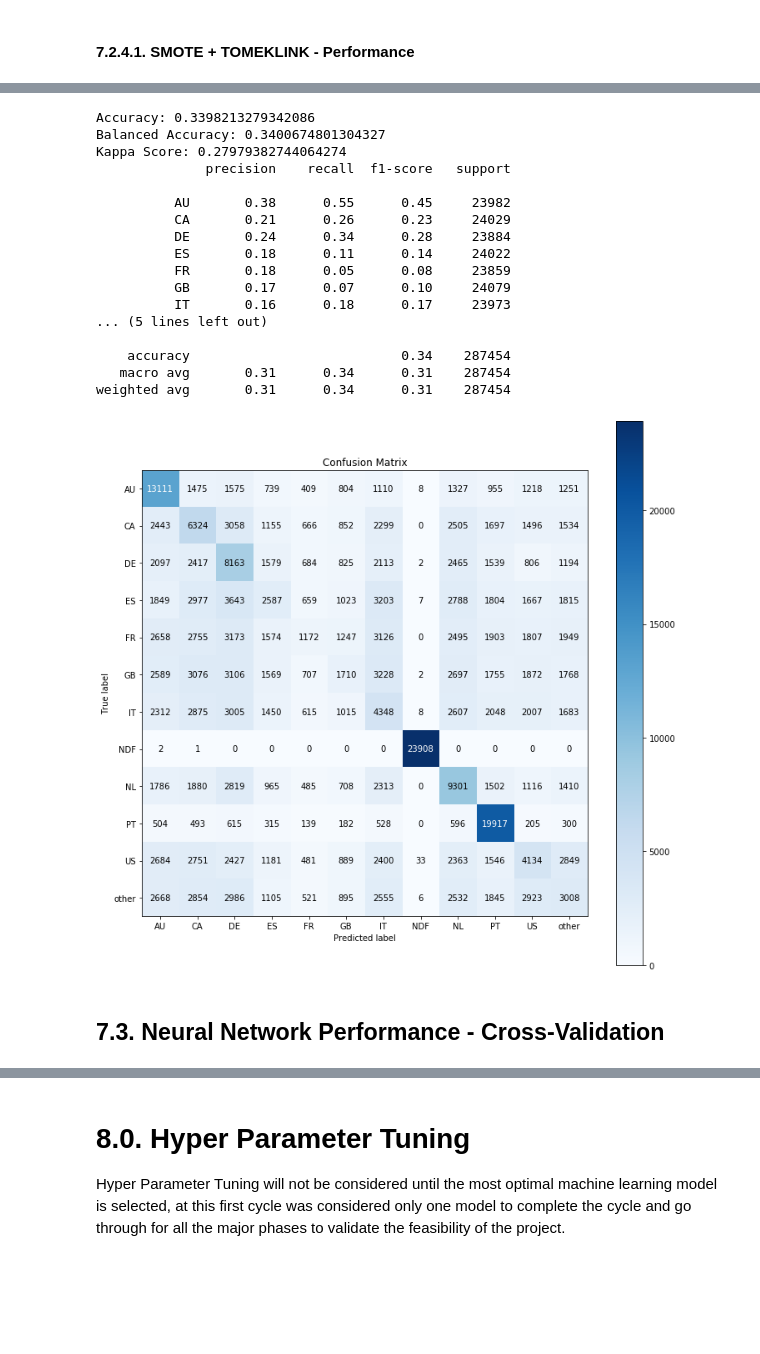
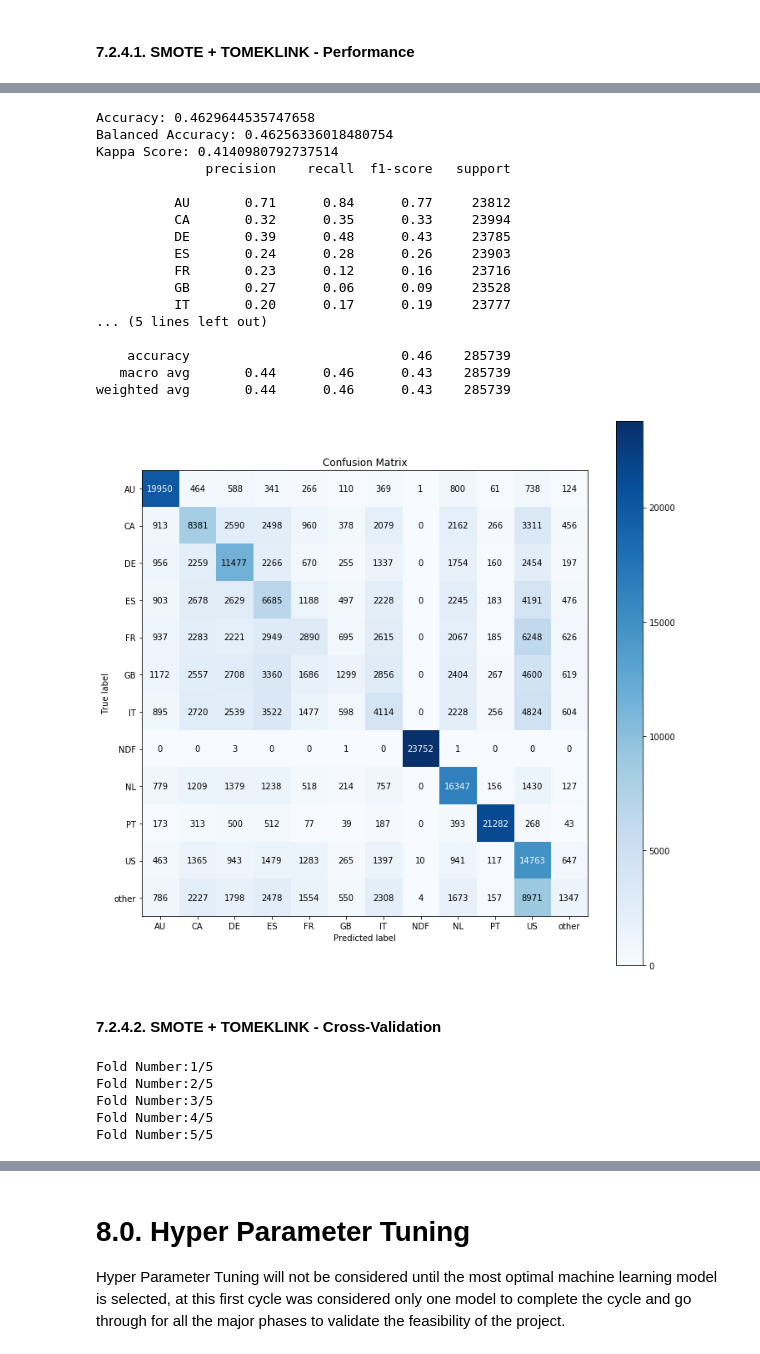
Before and after one commit to vinissouza/Airbnb-First-Booking-Forecast, a Jupyter notebook: Notebooks/7th-Cycle-Notebook-Data_Preparation.ipynb, the cells around one changed output, grey strips where cells are left out. Saved outputs shown, nothing was run; the diff lists cells and outputs as text; code cells hidden in the pictures; blank space fills up the shorter version.

```diff
--- a/Notebooks/7th-Cycle-Notebook-Data_Preparation.ipynb
+++ b/Notebooks/7th-Cycle-Notebook-Data_Preparation.ipynb
@@ -1477,16 +1356,16 @@ df06_users_comb = df05_users_comb.copy()
 ## 6.1. Split Dataframe into Training and Test Dataset
 # %%
 # training dataset
-X = df06_users.drop(['id', 'country_destination'], axis=1 )
-X_under = df06_users_under.drop( 'country_destination', axis=1 )
-X_over = df06_users_over.drop( 'country_destination', axis=1 )
-X_comb = df06_users_comb.drop( 'country_destination', axis=1 )
+X = df06_users.drop( columns=ohe.categories_[0] )
+X_under = df06_users_under.drop( columns=ohe.categories_[0] )
+X_over = df06_users_over.drop( columns=ohe.categories_[0] )
+X_comb = df06_users_comb.drop( columns=ohe.categories_[0] )
 
 #  training response dataset
-y = df06_users['country_destination']
-y_under = df06_users_under['country_destination']
-y_over = df06_users_over['country_destination']
-y_comb = df06_users_comb['country_destination']
+y = df06_users[ohe.categories_[0]]
+y_under = df06_users_under[ohe.categories_[0]]
+y_over = df06_users_over[ohe.categories_[0]]
+y_comb = df06_users_comb[ohe.categories_[0]]
 # %%
 # Split dataset into training and test (validation)
 X_train, X_test, y_train, y_test = ms.train_test_split(X, y, test_size=0.2, random_state=32)
@@ -1617,9 +1499,5 @@ weighted avg       0.43      0.43      0.43     41319
 ## 7.2. Neural Network - MLP
 # %% [markdown]
 ### 7.2.1. Neural Network - Imbalanced Data
-# %%
-ohe = pp.OneHotEncoder()
-
-y_train_nn = ohe.fit_transform(y_train.values.reshape(-1, 1)).toarray()
 # %%
 # model definition
@@ -1930,6 +1952,6 @@ model_comb.add( l.Dense(12, activation='softmax') )
 model_comb.compile(loss='categorical_crossentropy', optimizer='adam', metrics=['accuracy'])
 
 # train model
-model_comb.fit(x_train_comb, y_train_comb_nn, epochs=100)
+model_comb.fit(x_train_comb, y_train_comb, epochs=100)
 # %% [output]
 Epoch 1/100
@@ -1957,8 +1979,7 @@ Epoch 100/100
 pred_comb_nn = model_comb.predict(x_test_comb)
 
 # invert prediction
-yhat_comb_nn = ohe_comb.inverse_transform(pred_comb_nn)
+yhat_comb_nn = ohe.inverse_transform(pred_comb_nn)
 
-# test dataset prepare with real results
-y_test_comb_nn = y_test_comb.to_numpy()
-yhat_comb_nn = yhat_comb_nn.reshape(1, -1)[0]
+# invert validation response
+y_test_comb_nn = ohe.inverse_transform(y_test_comb)
@@ -1982,39 +2020,43 @@ dtype: float64
 # %%
 # Accuracy
 acc_comb_nn = m.accuracy_score( y_test_comb_nn, yhat_comb_nn )
 print(f'Accuracy: {acc_comb_nn}')
 
 # Balanced Accuracy
 balanced_acc_comb_nn = m.balanced_accuracy_score(y_test_comb_nn, yhat_comb_nn)
 print(f'Balanced Accuracy: {balanced_acc_comb_nn}')
 
 # Kappa Metrics
 kappa_comb_nn = m.cohen_kappa_score(y_test_comb_nn, yhat_comb_nn)
 print(f'Kappa Score: {kappa_comb_nn}')
 
 # Classification report
 print(m.classification_report(y_test_comb_nn, yhat_comb_nn))
 
 # Confusion Matrix
 mt.plot_confusion_matrix( y_test_comb_nn, yhat_comb_nn, normalize=False, figsize=(12,12));
+
+# Performance
+comb_performance = {'model': 'NN Model - SMOTE + TOMEKLINK',
+                    'acc': np.round(acc_comb_nn, 6),
+                    'balanced_acc': np.round(balanced_acc_comb_nn, 6),
+                    'kappa_score': np.round(kappa_comb_nn, 6)}
 # %% [output]
-Accuracy: 0.3398213279342086
-Balanced Accuracy: 0.3400674801304327
-Kappa Score: 0.27979382744064274
+Accuracy: 0.4629644535747658
+Balanced Accuracy: 0.46256336018480754
+Kappa Score: 0.4140980792737514
               precision    recall  f1-score   support
 
-          AU       0.38      0.55      0.45     23982
-          CA       0.21      0.26      0.23     24029
-          DE       0.24      0.34      0.28     23884
-          ES       0.18      0.11      0.14     24022
-          FR       0.18      0.05      0.08     23859
-          GB       0.17      0.07      0.10     24079
-          IT       0.16      0.18      0.17     23973
+          AU       0.71      0.84      0.77     23812
+          CA       0.32      0.35      0.33     23994
+          DE       0.39      0.48      0.43     23785
+          ES       0.24      0.28      0.26     23903
+          FR       0.23      0.12      0.16     23716
+          GB       0.27      0.06      0.09     23528
+          IT       0.20      0.17      0.19     23777
 ... (5 lines left out)
 
-    accuracy                           0.34    287454
-   macro avg       0.31      0.34      0.31    287454
-weighted avg       0.31      0.34      0.31    287454
+    accuracy                           0.46    285739
+   macro avg       0.44      0.46      0.43    285739
+weighted avg       0.44      0.46      0.43    285739
-[figure, old version]
+[figure, new version]
-# %% [markdown]
-## 7.3. Neural Network Performance - Cross-Validation
@@ -2080,0 +2063,15 @@ weighted avg       0.31      0.34      0.31    287454
+# %% [markdown]
+#### 7.2.4.2. SMOTE + TOMEKLINK - Cross-Validation
+# %%
+# cross validation performance
+acc_comb, balanced_acc_comb, kappa_comb = cross_validation(num_fold=5,
+                                                           x_train=x_train_comb,
+                                                           y_train=y_train_comb,
+                                                           model=model_comb,
+                                                           verbose=True)
+# %% [output]
+Fold Number:1/5
+Fold Number:2/5
+Fold Number:3/5
+Fold Number:4/5
+Fold Number:5/5
```
Also changed, not shown: parts of 147 cells of this notebook.
